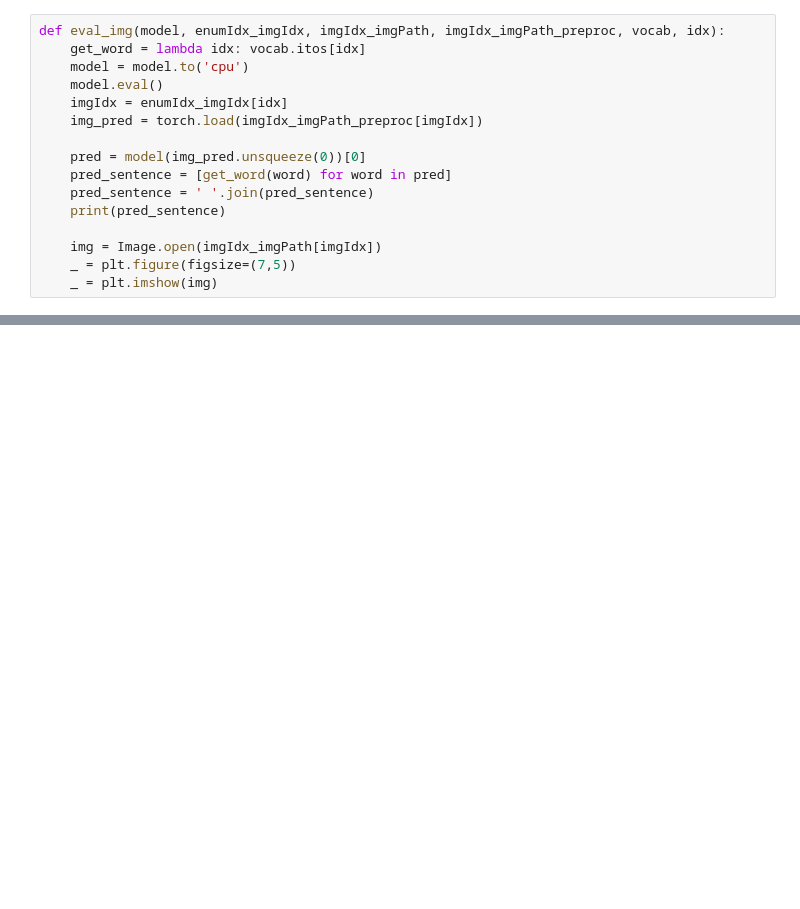
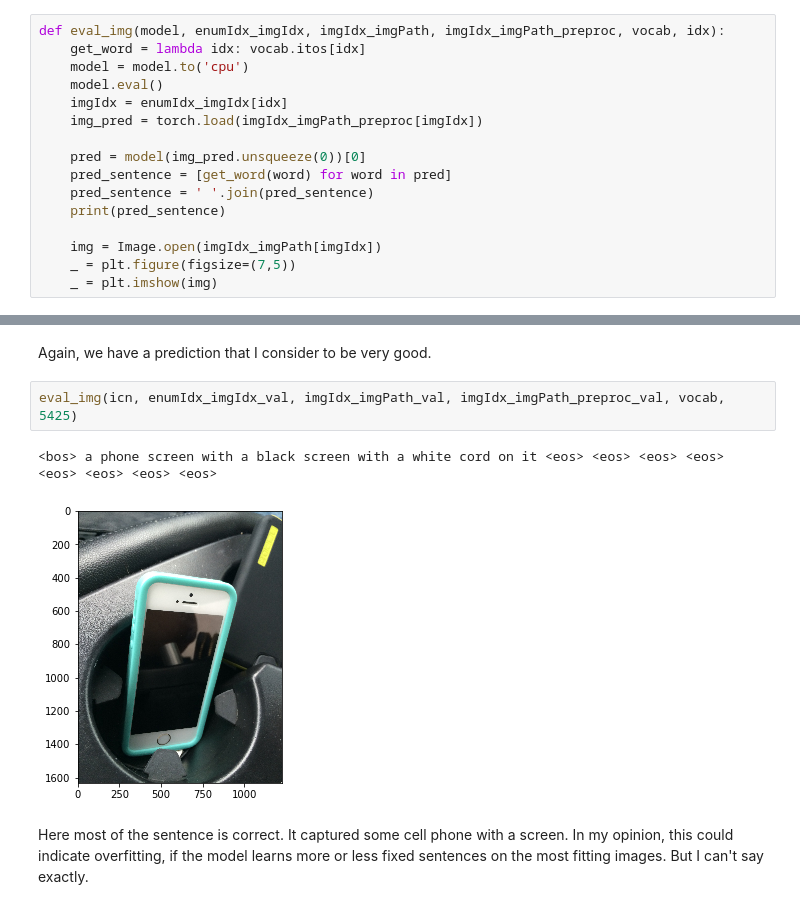
Before and after one commit to Lukas113/deep_learning, a Jupyter notebook: mini-challenges/MC2_Lukas_Gehrig/MC2_Lukas_Gehrig.ipynb, the cells around one changed output, grey strips where cells are left out. Drawn from its saved outputs; the diff is of its cells as text; blank space fills up the shorter version.

```diff
--- a/mini-challenges/MC2_Lukas_Gehrig/MC2_Lukas_Gehrig.ipynb
+++ b/mini-challenges/MC2_Lukas_Gehrig/MC2_Lukas_Gehrig.ipynb
@@ -476,0 +620,9 @@ Sum: 62h 00min
+# %% [markdown]
+Again, we have a prediction that I consider to be very good.
+# %%
+eval_img(icn, enumIdx_imgIdx_val, imgIdx_imgPath_val, imgIdx_imgPath_preproc_val, vocab, 5425)
+# %% [output]
+<bos> a phone screen with a black screen with a white cord on it <eos> <eos> <eos> <eos> <eos> <eos> <eos> <eos>
+[figure, added]
+# %% [markdown]
+Here most of the sentence is correct. It captured some cell phone with a screen. In my opinion, this could indicate overfitting, if the model learns more or less fixed sentences on the most fitting images. But I can't say exactly.
```
Also changed, not shown: parts of 53 cells of this notebook, 9 other files.
